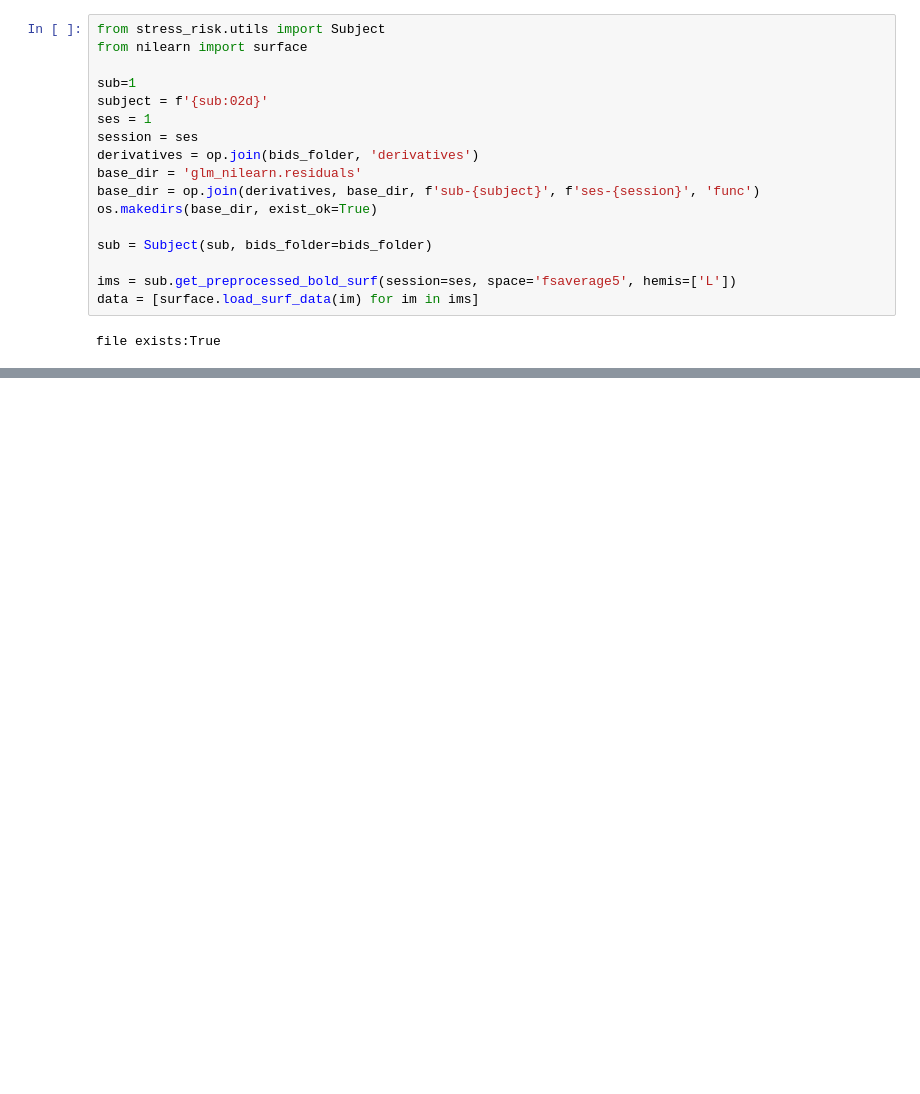
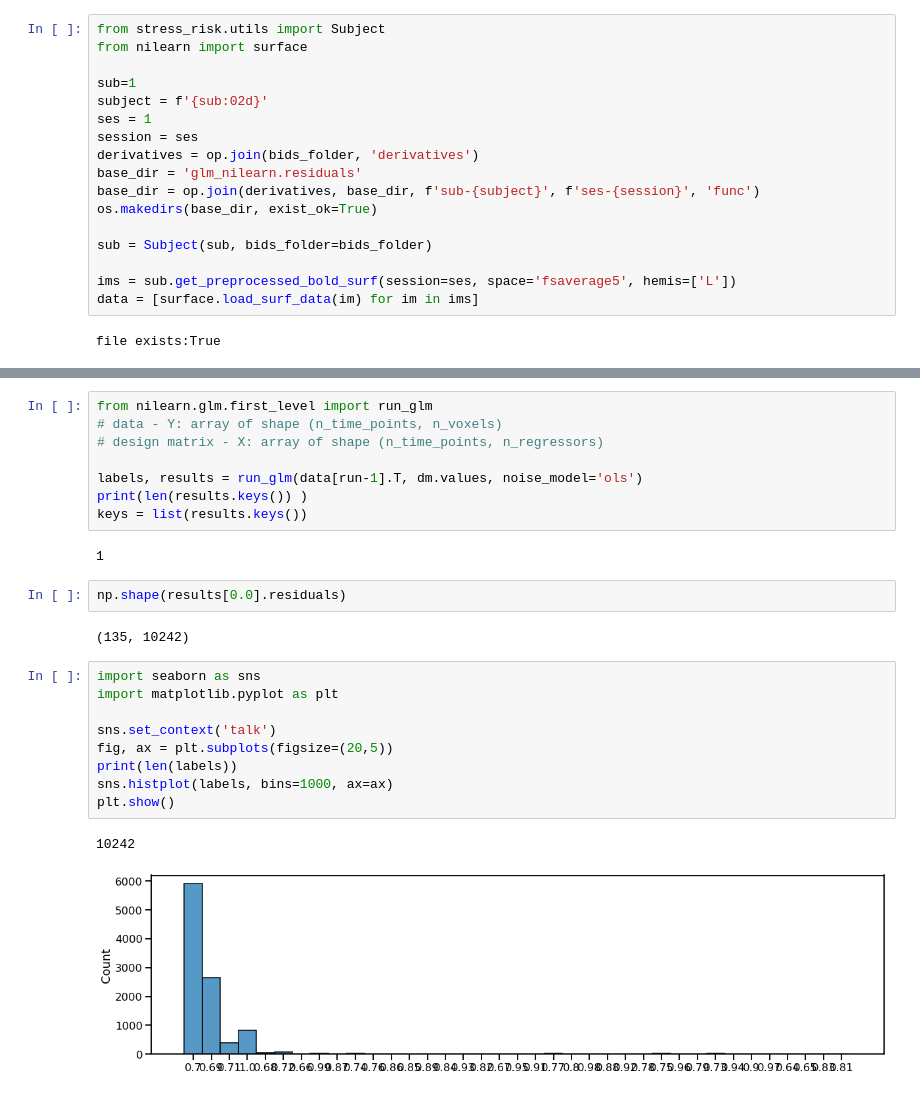
Before and after one commit to Gilles86/stress_risk, a Jupyter notebook: stress_risk/fmri_analysis/glm/glm_nilearn_removeTaskEffect.ipynb, the cells around one changed output, grey strips where cells are left out. Saved outputs shown, nothing was run; the diff lists cells and outputs as text; blank space fills up the shorter version.

```diff
--- a/stress_risk/fmri_analysis/glm/glm_nilearn_removeTaskEffect.ipynb
+++ b/stress_risk/fmri_analysis/glm/glm_nilearn_removeTaskEffect.ipynb
@@ -168,0 +222,26 @@ True
+# %%
+from nilearn.glm.first_level import run_glm
+# data - Y: array of shape (n_time_points, n_voxels)
+# design matrix - X: array of shape (n_time_points, n_regressors)
+
+labels, results = run_glm(data[run-1].T, dm.values, noise_model='ols')
+print(len(results.keys()) )
+keys = list(results.keys())
+# %% [output]
+1
+# %%
+np.shape(results[0.0].residuals)
+# %% [output]
+(135, 10242)
+# %%
+import seaborn as sns
+import matplotlib.pyplot as plt
+
+sns.set_context('talk')
+fig, ax = plt.subplots(figsize=(20,5))
+print(len(labels))
+sns.histplot(labels, bins=1000, ax=ax)
+plt.show()
+# %% [output]
+10242
+[figure, added]
```
Also changed, not shown: parts of 39 cells of this notebook, 8 other files.
